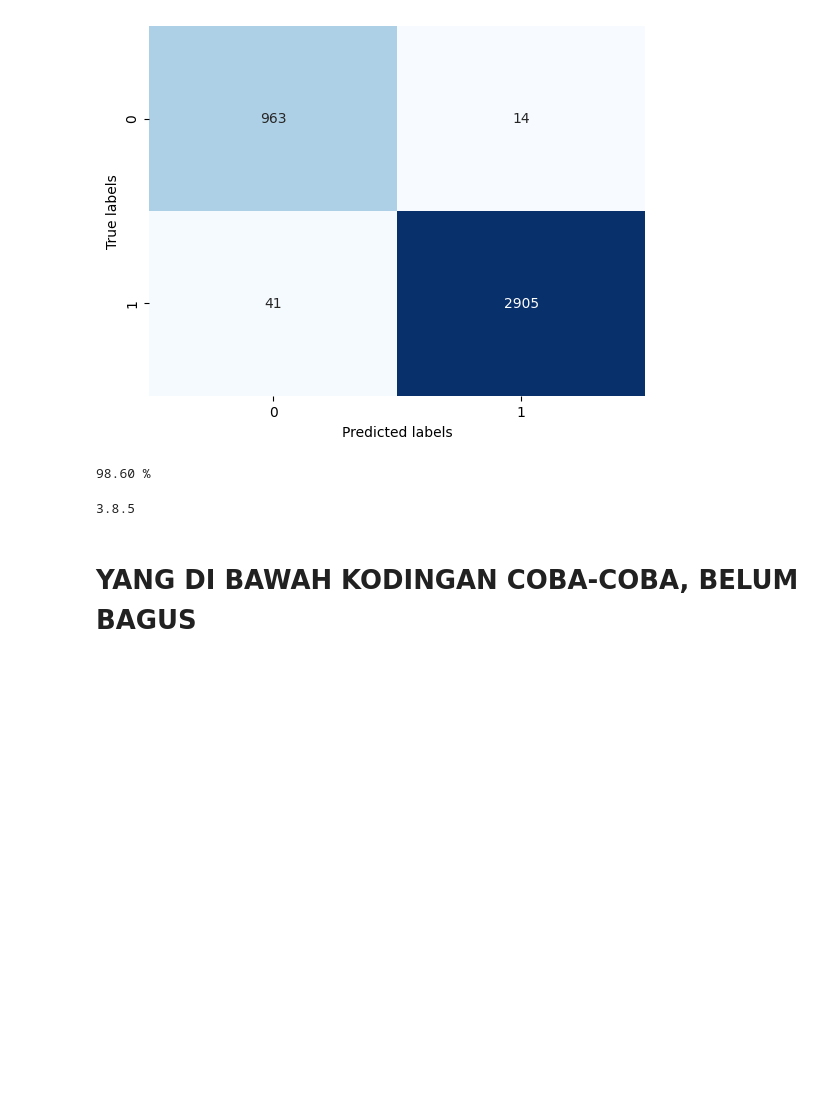
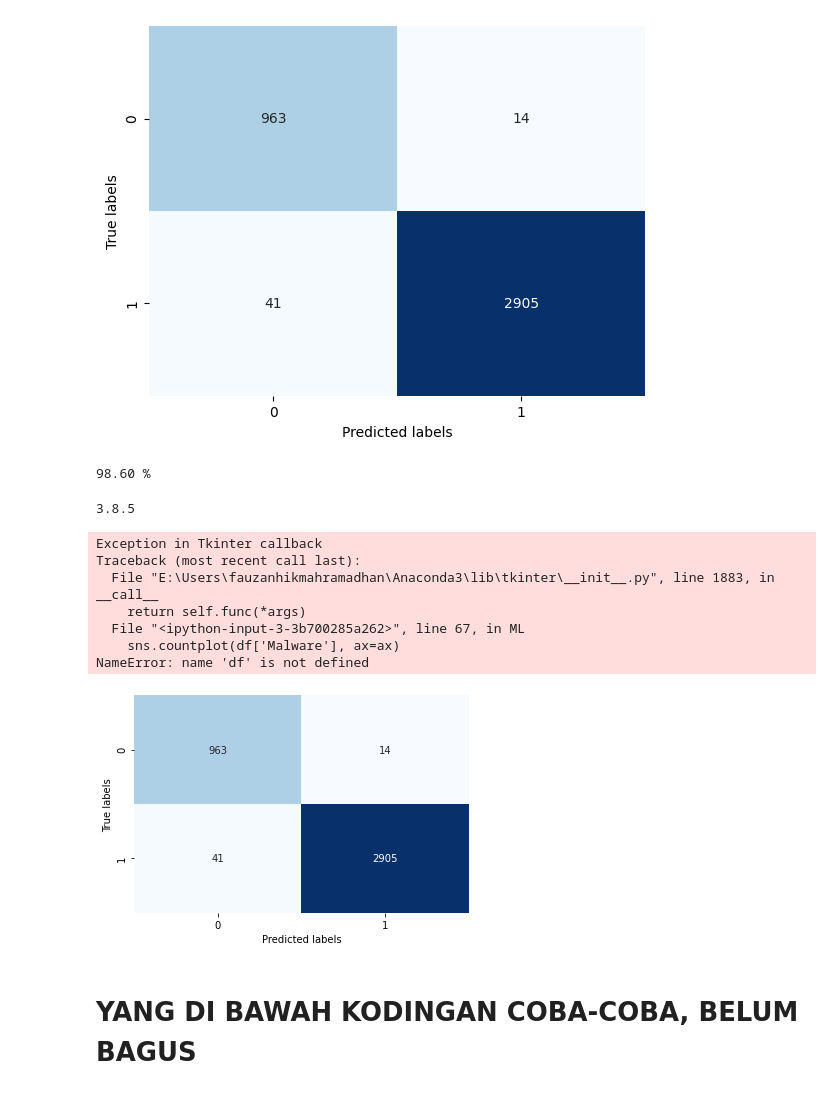
Before and after one commit to Abelbimaw/BDA_Tech, a Jupyter notebook: Kodingan Utama.ipynb, the cells around one changed output. Saved outputs shown, nothing was run; the diff lists cells and outputs as text; code cells hidden in the pictures; blank space fills up the shorter version.

```diff
--- a/Kodingan Utama.ipynb
+++ b/Kodingan Utama.ipynb
@@ -58,6 +58,8 @@ print(python_version())
 # %% [output]
 3.8.5
 # %%
+# PAGE MACHINE LEARNING
+
 # PAGE MACHINE LEARNING
 
 from tkinter import *
@@ -74,7 +76,7 @@ import seaborn as sns
 import matplotlib.pyplot as plt
 from sklearn.ensemble import RandomForestClassifier
 from sklearn.model_selection import train_test_split
-from sklearn.metrics import classification_report, confusion_matrix
+from sklearn.metrics import accuracy_score, classification_report, confusion_matrix
 import tkinter.messagebox as tkmessagebox
 
 gui = Tk()
@@ -82,6 +84,7 @@ width_value = gui.winfo_screenwidth()
 height_value = gui.winfo_screenheight()
 gui.title('Machine Learning GUI')
 gui.geometry('{}x{}+0+0'.format(width_value,height_value))
+gui.rowconfigure(0, weight=0)
 
 def data(): # Upload File Data CSV ke Tkinter
     global filename
@@ -91,24 +94,22 @@ def data(): # Upload File Data CSV ke Tkinter
     #e1.config(text=filename)
     #print(filename)
     global df
+    global used_data
     try:
         df = pd.read_csv(filename)
-        df = df.drop(['Name', 'Machine', 'TimeDateStamp'], axis=1)
+        used_data = df.drop(['Name', 'Machine', 'TimeDateStamp', 'Malware'], axis=1)
     except ValueError:
         tkmessagebox.showerror("Information", "Format file yang dimasukkan salah!")
         return None
     except FileNotFoundError:
-        messagebox.showerror("Information", "Tidak ada file seperti {}".format(filename))
+        tkmessagebox.showerror("Information", "Tidak ada file seperti {}".format(filename))
         return None
-
     clear_data()
-    file['column'] = list(df.columns)
+    file['column'] = list(used_data.columns)
     file['show'] = "headings"
     for column in file['columns']:
         file.heading(column, text=column)
-
-
-    df_rows = df.to_numpy().tolist()
+    df_rows = used_data.to_numpy().tolist()
     for row in df_rows:
         file.insert("", "end", values=row)
     return None
@@ -118,45 +119,88 @@ def clear_data():
     file.delete(*file.get_children())
 
 def ML():
-    f = Figure(figsize=(5,5), dpi=100)
-    a = f.add_subplot(111)
-    a.plot([1,2,3,4,5,6,7,8], [5,1,2,5,1,3,5,6,4])
-
-    canvas = FigureCanvasTkAgg(f, self)
-    canvas.show()
+    l2=Label(hasil_box, text='Pembagian Data:')
+    l2.grid(row=0, column=0, sticky='ns', pady=20, padx=10)
+    f = Figure(figsize=(10,4), dpi=70)
+    ax = f.subplots()
+    ax.set_xticklabels(['Benign', 'Malware'])
+    sns.countplot(df['Malware'], ax=ax)
+    canvas = FigureCanvasTkAgg(f, master=hasil_box)
+    canvas.draw()
+    canvas.get_tk_widget().grid(row=0, column=1, sticky='n', rowspan=4)
+#     toolbar = NavigationToolbar2Tk(canvas,gui)
+#     canvas._tkcanvas.grid(column=3, row=1)
+    X_train, X_test, y_train, y_test = train_test_split(used_data, df['Malware'], test_size=0.2, random_state=0)
+    rfc = RandomForestClassifier(n_estimators=100, random_state=0,
+                         oob_score = True,
+                         max_depth = 16)
+    rfc.fit(X_train, y_train)
+    y_pred = rfc.predict(X_test)
+    report = classification_report(y_test, y_pred, target_names=['Benign', 'Malware'])
+#     l3=Label(hasil_box, textvariable=report)
+#     l3.grid(row=1, column=0, sticky='w', pady=20, padx=10)
+    score = str('{:.2f}'.format(accuracy_score(y_test,y_pred)*100)) + " %"
+    var = StringVar()
+    var.set(score)
+    l5=Label(hasil_box, text='Confusion Matrix Data: ')
+    l5.grid(row=6, column=0, sticky='ns', pady=20, padx=10)
+    f2 = Figure(figsize=(10,4), dpi=70)
+    ax2 = f2.subplots()
+    ax2=sns.heatmap(confusion_matrix(y_pred, y_test), annot=True, fmt="d", cmap=plt.cm.Blues, cbar=False)
+    ax2.set_xlabel('Predicted labels')
+    ax2.set_ylabel('True labels')
+    canvas2 = FigureCanvasTkAgg(f2, master=hasil_box)
+    canvas2.draw()
+    canvas2.get_tk_widget().grid(row=6, column=1, sticky='ns', rowspan=4, pady=10)
+    l3=Label(hasil_box, text='Hasil Akurasi Random Forest: ')
+    l3.grid(row=10, column=0, sticky='w', pady=20, padx=10)
+    l4=Label(hasil_box, textvariable=var)
+    l4.grid(row=10, column=1, sticky='w', pady=20, padx=10)
 
 # INPUT DATAFRAME
 l1=Label(gui, text='Select Data File')
 l1.grid(row=0, column=0, sticky='E', pady=20, padx=10)
 
 e1 = Entry(gui,text='')
 e1.grid(row=0, column=1, sticky='W', ipadx=100)
 
 Button(gui,text='open', command=data).grid(row=0, column=2, sticky="W", ipadx=10)
 
 # TAMPILAN DATAFRAME
 file_box = LabelFrame(gui,text="dataframe")
 file_box.grid(ipadx=350, ipady=300, padx=10, row=1, columnspan=3)
-
 file = ttk.Treeview(file_box)
 file.place(relheight=1, relwidth=1)
 filescrolly = Scrollbar(file_box, orient="vertical", command=file.yview)
 filescrollx = Scrollbar(file_box, orient="horizontal", command=file.xview)
 file.configure(xscrollcommand=filescrollx.set, yscrollcommand=filescrolly.set)
 filescrollx.pack(side='bottom', fill='x')
 filescrolly.pack(side='right', fill='y')
 
 # PROGRESS BAR
 progress_bar = ttk.Progressbar(orient = 'horizontal', length=765, mode='determinate')
 progress_bar.grid(row=2, columnspan=3, pady = 10)
 
 # BUTTON PROSES
-proses = Button(gui, text='Proses', command=ML).grid(row=3, columnspan=3, ipadx=20)
+proses = Button(gui, text='Proses', command=ML)
+proses.grid(row=3, columnspan=3, ipadx=20)
 
 # TAMPILAN HASIL PROSES MACHINE LEARNING
-
+hasil_box = LabelFrame(gui,text="Hasil")
+hasil_box.grid(ipadx=500, ipady=400, row=0, column=3, rowspan=10, sticky='NSEW')
+hasil_box.rowconfigure(0, weight=0)
+hasil_box.rowconfigure(1, weight=0)
 
 gui.mainloop()
+# %% [output]
+Exception in Tkinter callback
+Traceback (most recent call last):
+  File "E:\Users\fauzanhikmahramadhan\Anaconda3\lib\tkinter\__init__.py", line 1883, in __call__
+    return self.func(*args)
+  File "<ipython-input-3-3b700285a262>", line 67, in ML
+    sns.countplot(df['Malware'], ax=ax)
+NameError: name 'df' is not defined
+[figure, added]
 # %%
 from tkinter import *
 import tkinter.messagebox as tkMessageBox
```
